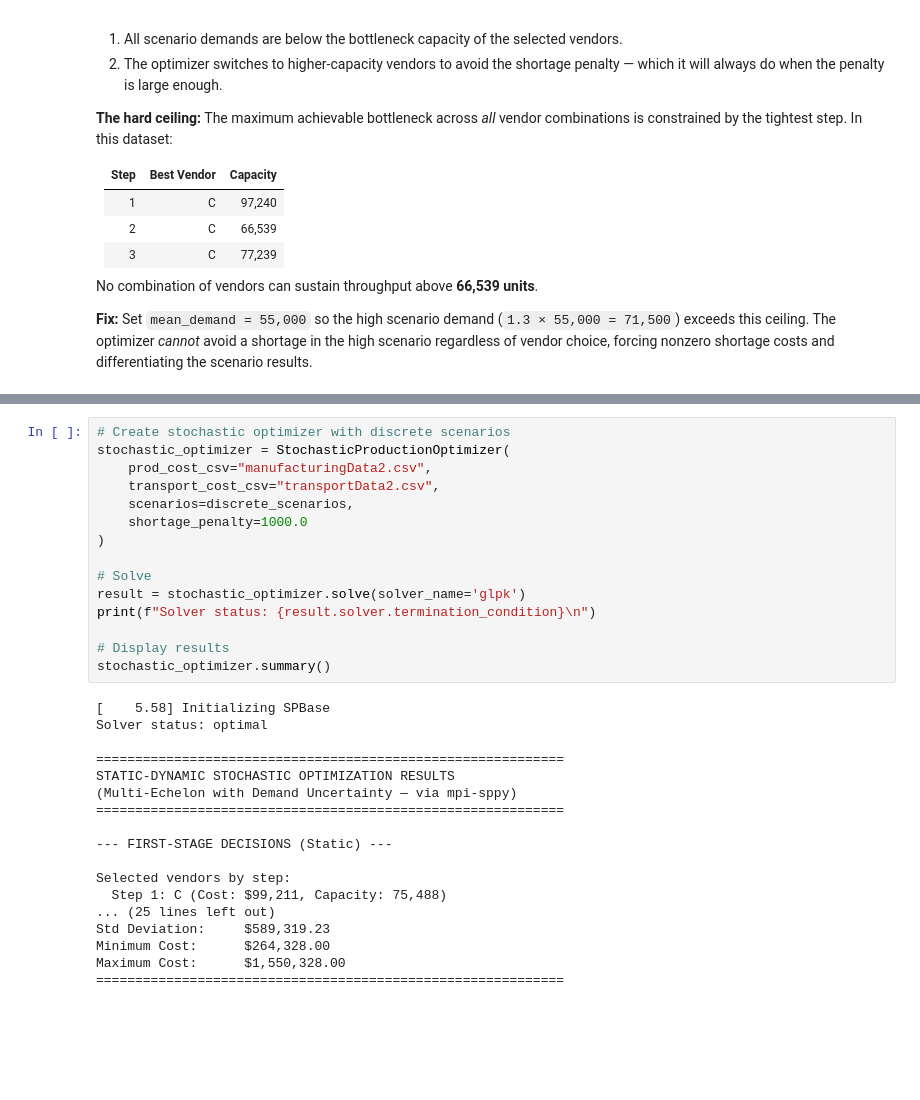
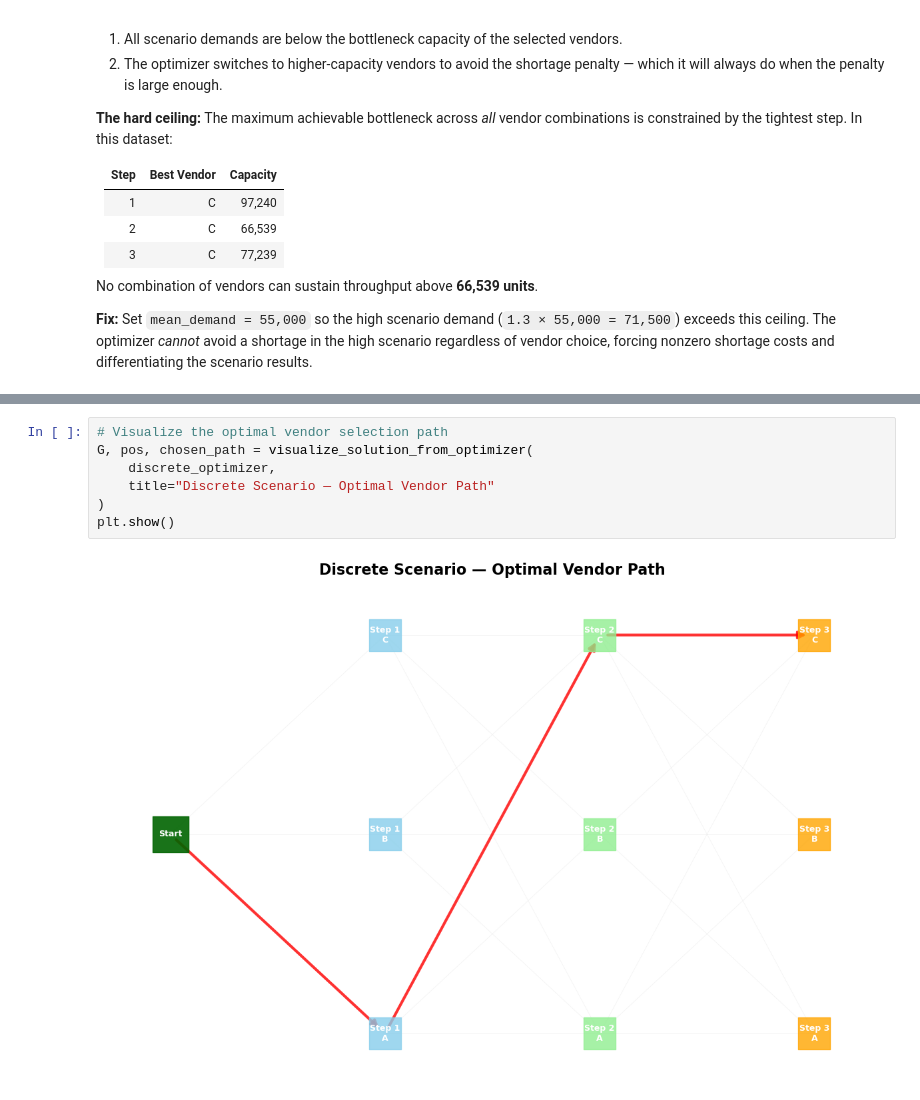
Before and after one commit to SECQUOIA/Pharma-optimization-flowsheet, a Jupyter notebook: Enhanced_model/Stochastic_Optimization.ipynb, the cells around one changed output, grey strips where cells are left out. Cells and saved outputs as stored; diff of their text form; blank space fills up the shorter version.

```diff
--- a/Enhanced_model/Stochastic_Optimization.ipynb
+++ b/Enhanced_model/Stochastic_Optimization.ipynb
@@ -269,33 +302,9 @@ Run the two-stage stochastic optimization with demand uncertainty.
 # %%
-# Create stochastic optimizer with discrete scenarios
-stochastic_optimizer = StochasticProductionOptimizer(
-    prod_cost_csv="manufacturingData2.csv",
-    transport_cost_csv="transportData2.csv",
-    scenarios=discrete_scenarios,
-    shortage_penalty=1000.0
+# Visualize the optimal vendor selection path
+G, pos, chosen_path = visualize_solution_from_optimizer(
+    discrete_optimizer,
+    title="Discrete Scenario — Optimal Vendor Path"
 )
-
-# Solve
-result = stochastic_optimizer.solve(solver_name='glpk')
-print(f"Solver status: {result.solver.termination_condition}\n")
-
-# Display results
-stochastic_optimizer.summary()
+plt.show()
 # %% [output]
-[    5.58] Initializing SPBase
-Solver status: optimal
-
-============================================================
-STATIC-DYNAMIC STOCHASTIC OPTIMIZATION RESULTS
-(Multi-Echelon with Demand Uncertainty — via mpi-sppy)
-============================================================
-
---- FIRST-STAGE DECISIONS (Static) ---
-
-Selected vendors by step:
-  Step 1: C (Cost: $99,211, Capacity: 75,488)
-... (25 lines left out)
-Std Deviation:     $589,319.23
-Minimum Cost:      $264,328.00
-Maximum Cost:      $1,550,328.00
-============================================================
+[figure, added]
```
Also changed, not shown: parts of 26 cells of this notebook.
